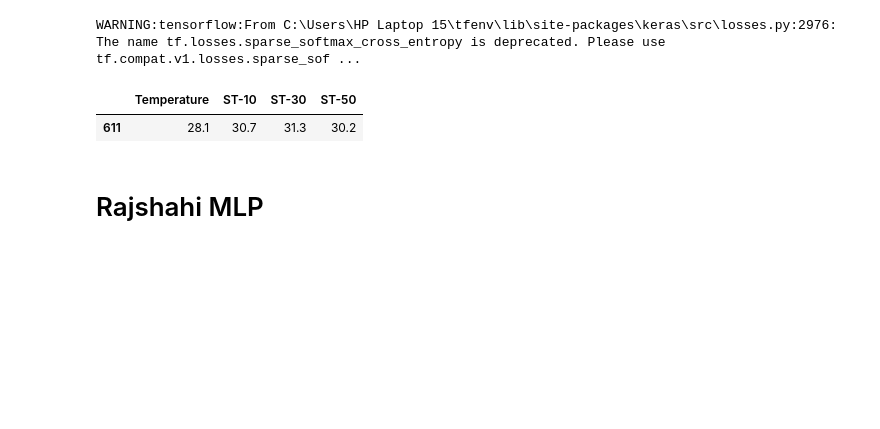
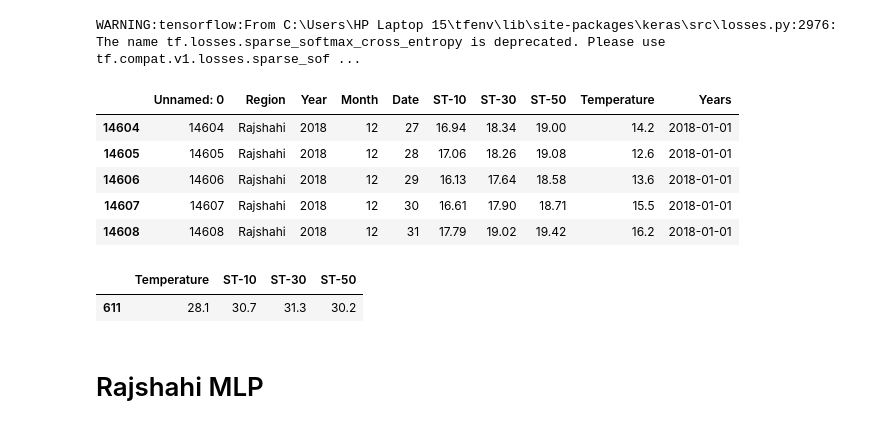
Before and after one commit to AhmShakib/conference-goal, a Jupyter notebook: Conference-MLPs-10cm.ipynb, the cells around one changed output. Saved outputs shown, nothing was run; the diff lists cells and outputs as text; code cells hidden in the pictures; blank space fills up the shorter version.

```diff
--- a/Conference-MLPs-10cm.ipynb
+++ b/Conference-MLPs-10cm.ipynb
@@ -20,6 +20,14 @@ WARNING:tensorflow:From C:\Users\HP Laptop 15\tfenv\lib\site-packages\keras\src\
 # %%
 df=pd.read_csv("Rajshahi-Srimongals.csv")
 df=df[df["Year"]<2019]
+df.tail()
+# %% [output]
+|  | Unnamed: 0 | Region | Year | Month | Date | ST-10 | ST-30 | ST-50 | Temperature | Years |
+| 14604 | 14604 | Rajshahi | 2018 | 12 | 27 | 16.94 | 18.34 | 19.00 | 14.2 | 2018-01-01 |
+| 14605 | 14605 | Rajshahi | 2018 | 12 | 28 | 17.06 | 18.26 | 19.08 | 12.6 | 2018-01-01 |
+| 14606 | 14606 | Rajshahi | 2018 | 12 | 29 | 16.13 | 17.64 | 18.58 | 13.6 | 2018-01-01 |
+| 14607 | 14607 | Rajshahi | 2018 | 12 | 30 | 16.61 | 17.90 | 18.71 | 15.5 | 2018-01-01 |
+| 14608 | 14608 | Rajshahi | 2018 | 12 | 31 | 17.79 | 19.02 | 19.42 | 16.2 | 2018-01-01 |
 # %%
 dff=df.copy()
 # %%
```
Also changed, not shown: parts of 9 cells of this notebook, 4 other files.
